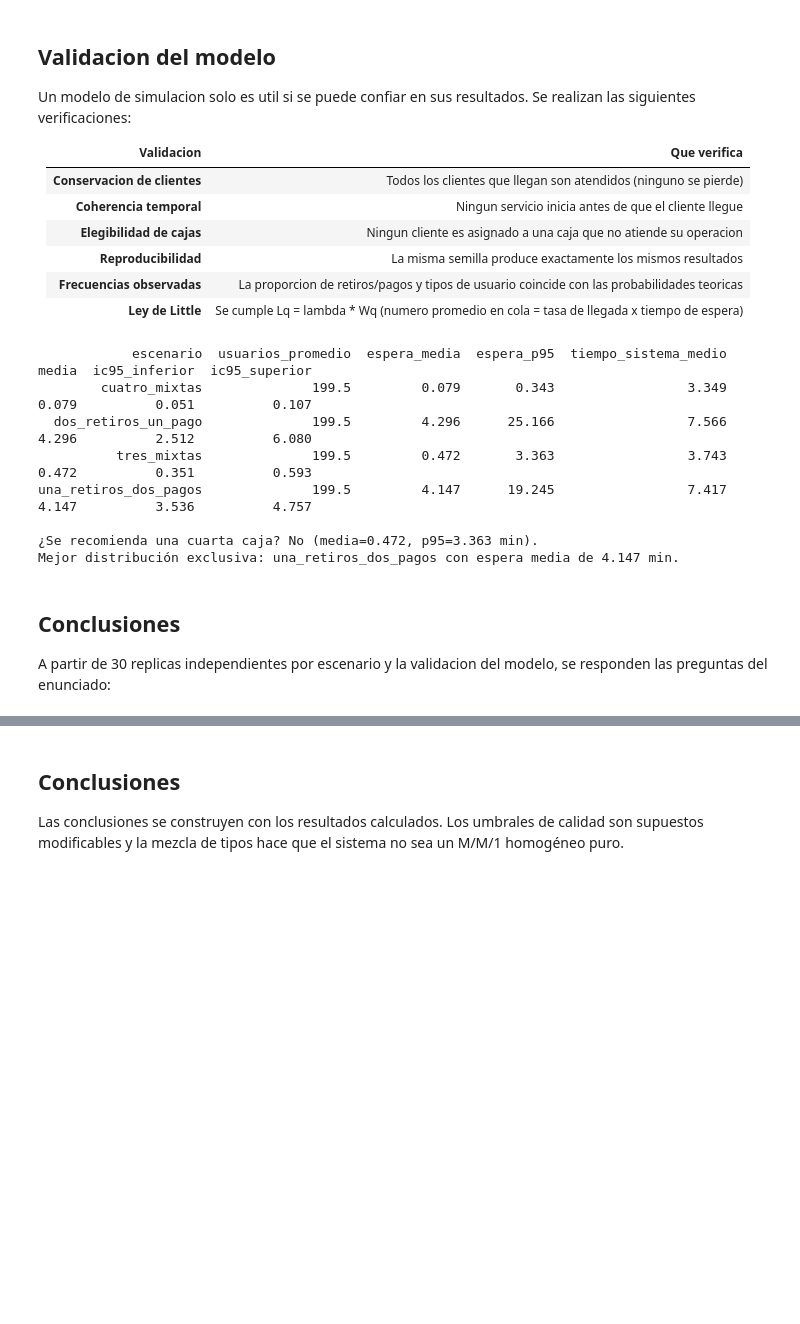
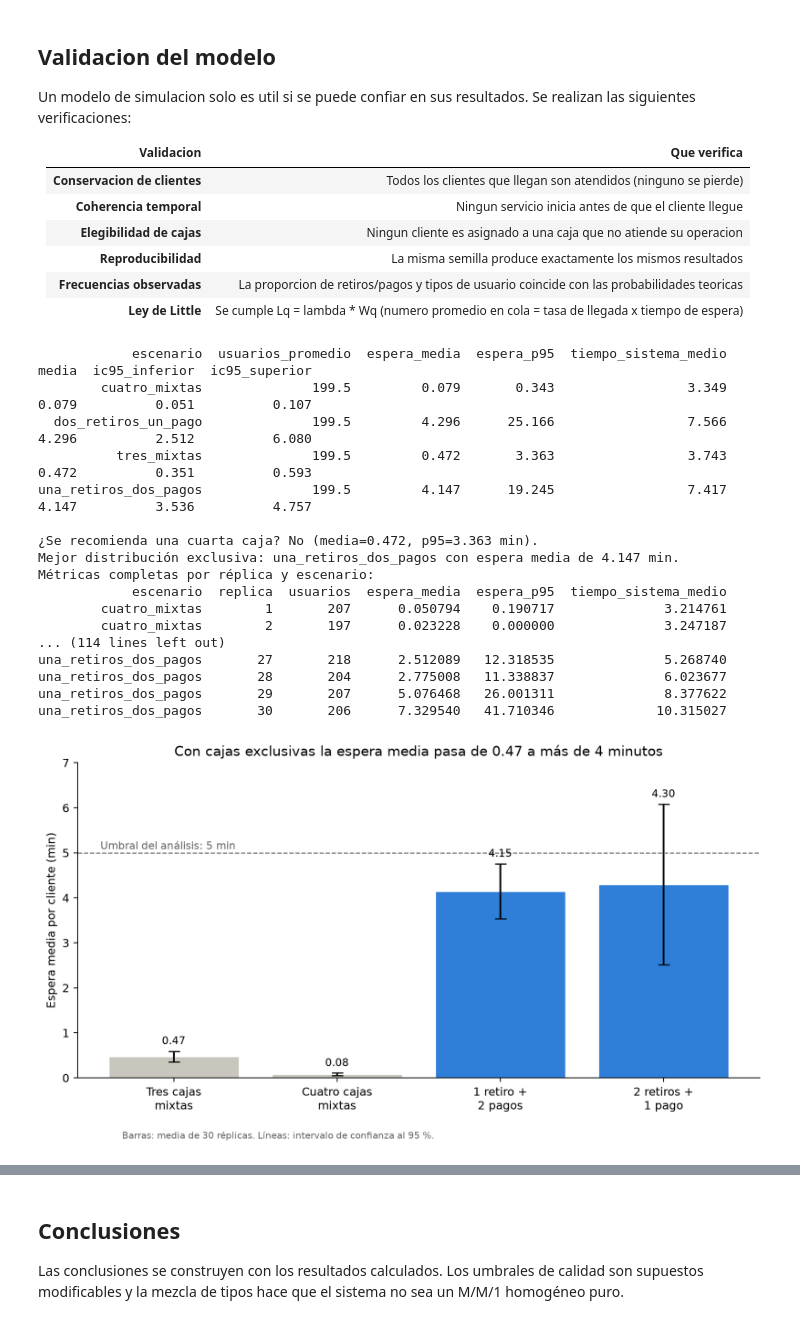
Before and after one commit to cpiescha/Solucion-problema-bancario, a Jupyter notebook: simulacion_bancaria_tres_cajas.ipynb, the cells around one changed output, grey strips where cells are left out. Drawn from its saved outputs; the diff is of its cells as text; code cells hidden in the pictures; blank space fills up the shorter version.

```diff
--- a/simulacion_bancaria_tres_cajas.ipynb
+++ b/simulacion_bancaria_tres_cajas.ipynb
@@ -535,36 +572,86 @@ resumen_escenarios = resumen_escenarios.merge(ic_espera, on="escenario", how="le
 
 fila_actual = resumen_escenarios.query("escenario == 'tres_mixtas'").iloc[0]
 necesita_nueva_caja = bool(
     fila_actual["espera_media"] > UMBRAL_ESPERA_MEDIA
     or fila_actual["espera_p95"] > UMBRAL_ESPERA_P95
 )
 exclusivos = resumen_escenarios.query(
     "escenario in ['una_retiros_dos_pagos', 'dos_retiros_un_pago']"
 )
 mejor_exclusivo = exclusivos.loc[exclusivos["espera_media"].idxmin()]
 
 print(resumen_escenarios.round(3).to_string(index=False))
 print(
     f"\n¿Se recomienda una cuarta caja? {'Sí' if necesita_nueva_caja else 'No'} "
     f"(media={fila_actual['espera_media']:.3f}, p95={fila_actual['espera_p95']:.3f} min)."
 )
 print(
     f"Mejor distribución exclusiva: {mejor_exclusivo['escenario']} "
     f"con espera media de {mejor_exclusivo['espera_media']:.3f} min."
 )
 
-metricas_replica.to_csv(RESULTADOS_DIR / "metricas_por_replica.csv", index=False)
-resumen_escenarios.to_csv(RESULTADOS_DIR / "comparacion_escenarios.csv", index=False)
+print("Métricas completas por réplica y escenario:")
+print(metricas_replica.to_string(index=False))
+
+
+# Gráfica del informe: espera media e intervalo de confianza del 95 % por escenario.
+orden_escenarios = [
+    "tres_mixtas",
+    "cuatro_mixtas",
+    "una_retiros_dos_pagos",
+    "dos_retiros_un_pago",
+]
+etiquetas_escenarios = [
+    "Tres cajas\nmixtas",
+    "Cuatro cajas\nmixtas",
+    "1 retiro +\n2 pagos",
+    "2 retiros +\n1 pago",
+]
+grafica_escenarios = resumen_escenarios.set_index("escenario").loc[orden_escenarios]
+medias = grafica_escenarios["espera_media"].to_numpy()
+errores = np.vstack([
+    medias - grafica_escenarios["ic95_inferior"].to_numpy(),
+    grafica_escenarios["ic95_superior"].to_numpy() - medias,
+])
+colores = ["#c8c6bd", "#c8c6bd", "#2f7ed8", "#2f7ed8"]
+
+fig, ax = plt.subplots(figsize=(9, 5))
+barras = ax.bar(
+    np.arange(len(orden_escenarios)),
+    medias,
+    yerr=errores,
+    capsize=5,
+    color=colores,
+    edgecolor="white",
+)
+ax.axhline(UMBRAL_ESPERA_MEDIA, color="#777777", linestyle="--", linewidth=1)
+ax.text(-0.45, UMBRAL_ESPERA_MEDIA + 0.08, f"Umbral del análisis: {UMBRAL_ESPERA_MEDIA:g} min", color="#666666", fontsize=9)
+ax.set_title("Con cajas exclusivas la espera media pasa de 0.47 a más de 4 minutos")
+ax.set_ylabel("Espera media por cliente (min)")
+ax.set_xticks(np.arange(len(orden_escenarios)), etiquetas_escenarios)
+ax.set_ylim(0, max(7, float((medias + errores[1]).max()) + 0.5))
+ax.bar_label(barras, labels=[f"{valor:.2f}" for valor in medias], padding=4, fontsize=9)
+ax.spines[["top", "right"]].set_visible(False)
+fig.text(0.12, 0.01, "Barras: media de 30 réplicas. Líneas: intervalo de confianza al 95 %.", fontsize=8, color="#666666")
+fig.tight_layout(rect=(0, 0.04, 1, 1))
+plt.show()
+plt.close(fig)
 # %% [output]
             escenario  usuarios_promedio  espera_media  espera_p95  tiempo_sistema_medio  media  ic95_inferior  ic95_superior
         cuatro_mixtas              199.5         0.079       0.343                 3.349  0.079          0.051          0.107
   dos_retiros_un_pago              199.5         4.296      25.166                 7.566  4.296          2.512          6.080
           tres_mixtas              199.5         0.472       3.363                 3.743  0.472          0.351          0.593
 una_retiros_dos_pagos              199.5         4.147      19.245                 7.417  4.147          3.536          4.757
 
 ¿Se recomienda una cuarta caja? No (media=0.472, p95=3.363 min).
 Mejor distribución exclusiva: una_retiros_dos_pagos con espera media de 4.147 min.
+Métricas completas por réplica y escenario:
+            escenario  replica  usuarios  espera_media  espera_p95  tiempo_sistema_medio
+        cuatro_mixtas        1       207      0.050794    0.190717              3.214761
+        cuatro_mixtas        2       197      0.023228    0.000000              3.247187
+... (114 lines left out)
+una_retiros_dos_pagos       27       218      2.512089   12.318535              5.268740
+una_retiros_dos_pagos       28       204      2.775008   11.338837              6.023677
+una_retiros_dos_pagos       29       207      5.076468   26.001311              8.377622
+una_retiros_dos_pagos       30       206      7.329540   41.710346             10.315027
+[figure, added]
-# %% [markdown]
-## Conclusiones
-
-A partir de 30 replicas independientes por escenario y la validacion del modelo, se responden las preguntas del enunciado:
```
Also changed, not shown: parts of 7 cells of this notebook.
